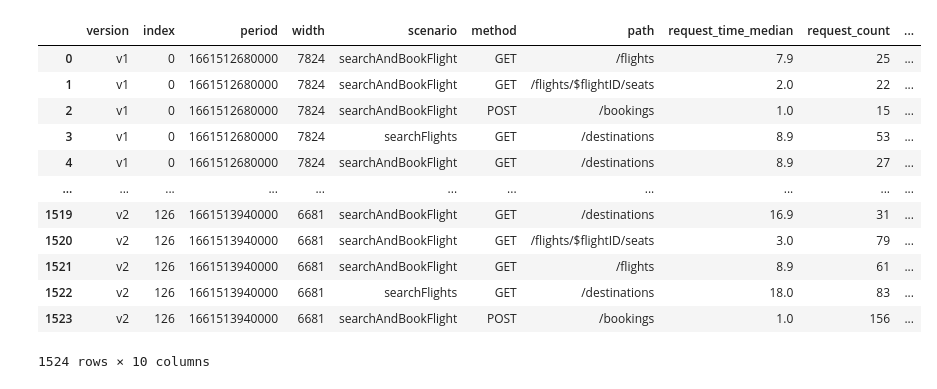
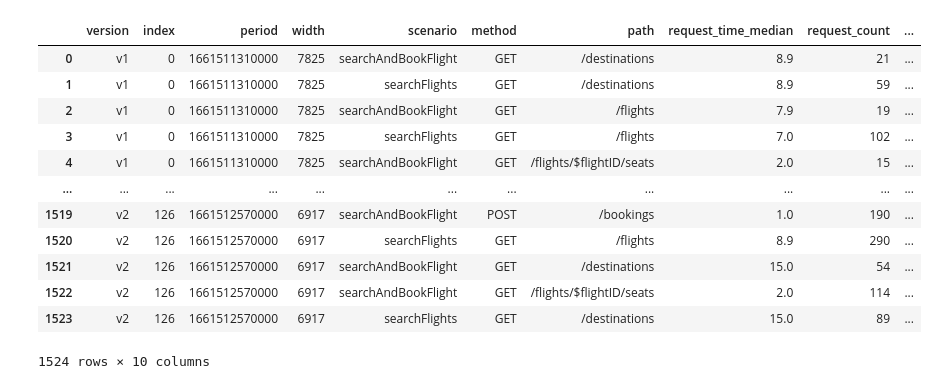
Before and after one commit to njapke/cloud-benchmark-conductor, a Jupyter notebook: analysis/bootstraping-app.ipynb, the cells around one changed output. Cells and saved outputs as stored; diff of their text form; code cells hidden in the pictures.

```diff
--- a/analysis/bootstraping-app.ipynb
+++ b/analysis/bootstraping-app.ipynb
@@ -7,22 +7,22 @@ from numpy.random import default_rng
 rng = default_rng()
 # %%
 # df = pd.read_csv("../results/fbs/ab-main-main-2022-08-26T11:51:31+02:00/combined-results.csv")
-#df = pd.read_csv("../results/fbs/ab-main-main-2022-08-26T12:54:59+02:00/combined-results.csv")
+df = pd.read_csv("../results/fbs/ab-main-main-2022-08-26T12:54:59+02:00/combined-results.csv")
 #df = pd.read_csv("../results/fbs/ab-main-perf-issue-request-id-2022-08-26T10:31:36+02:00/combined-results.csv")
-df = pd.read_csv("../results/fbs/ab-main-perf-issue-clean-path-2022-08-26T13:17:48+02:00/combined-results.csv")
+#df = pd.read_csv("../results/fbs/ab-main-perf-issue-clean-path-2022-08-26T13:17:48+02:00/combined-results.csv")
 df["version_scenario"] = df["version"] + "_" + df["scenario"]
 df
 # %% [output]
 |  | version | index | period | width | scenario | method | path | request_time_median | request_count | ... |
-| 0 | v1 | 0 | 1661512680000 | 7824 | searchAndBookFlight | GET | /flights | 7.9 | 25 | ... |
-| 1 | v1 | 0 | 1661512680000 | 7824 | searchAndBookFlight | GET | /flights/$flightID/seats | 2.0 | 22 | ... |
-| 2 | v1 | 0 | 1661512680000 | 7824 | searchAndBookFlight | POST | /bookings | 1.0 | 15 | ... |
-| 3 | v1 | 0 | 1661512680000 | 7824 | searchFlights | GET | /destinations | 8.9 | 53 | ... |
-| 4 | v1 | 0 | 1661512680000 | 7824 | searchAndBookFlight | GET | /destinations | 8.9 | 27 | ... |
+| 0 | v1 | 0 | 1661511310000 | 7825 | searchAndBookFlight | GET | /destinations | 8.9 | 21 | ... |
+| 1 | v1 | 0 | 1661511310000 | 7825 | searchFlights | GET | /destinations | 8.9 | 59 | ... |
+| 2 | v1 | 0 | 1661511310000 | 7825 | searchAndBookFlight | GET | /flights | 7.9 | 19 | ... |
+| 3 | v1 | 0 | 1661511310000 | 7825 | searchFlights | GET | /flights | 7.0 | 102 | ... |
+| 4 | v1 | 0 | 1661511310000 | 7825 | searchAndBookFlight | GET | /flights/$flightID/seats | 2.0 | 15 | ... |
 | ... | ... | ... | ... | ... | ... | ... | ... | ... | ... | ... |
-| 1519 | v2 | 126 | 1661513940000 | 6681 | searchAndBookFlight | GET | /destinations | 16.9 | 31 | ... |
-| 1520 | v2 | 126 | 1661513940000 | 6681 | searchAndBookFlight | GET | /flights/$flightID/seats | 3.0 | 79 | ... |
-| 1521 | v2 | 126 | 1661513940000 | 6681 | searchAndBookFlight | GET | /flights | 8.9 | 61 | ... |
-| 1522 | v2 | 126 | 1661513940000 | 6681 | searchFlights | GET | /destinations | 18.0 | 83 | ... |
-| 1523 | v2 | 126 | 1661513940000 | 6681 | searchAndBookFlight | POST | /bookings | 1.0 | 156 | ... |
+| 1519 | v2 | 126 | 1661512570000 | 6917 | searchAndBookFlight | POST | /bookings | 1.0 | 190 | ... |
+| 1520 | v2 | 126 | 1661512570000 | 6917 | searchFlights | GET | /flights | 8.9 | 290 | ... |
+| 1521 | v2 | 126 | 1661512570000 | 6917 | searchAndBookFlight | GET | /destinations | 15.0 | 54 | ... |
+| 1522 | v2 | 126 | 1661512570000 | 6917 | searchAndBookFlight | GET | /flights/$flightID/seats | 2.0 | 114 | ... |
+| 1523 | v2 | 126 | 1661512570000 | 6917 | searchFlights | GET | /destinations | 15.0 | 89 | ... |
 1524 rows × 10 columns
```
Also changed, not shown: parts of 8 cells of this notebook.
